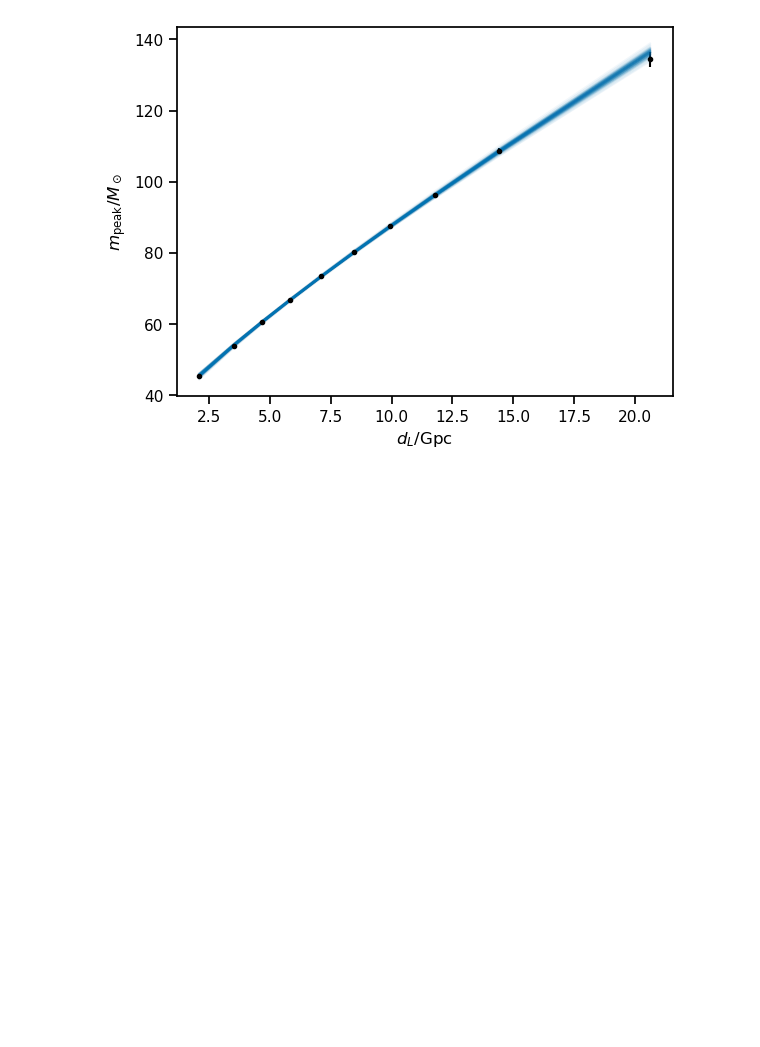
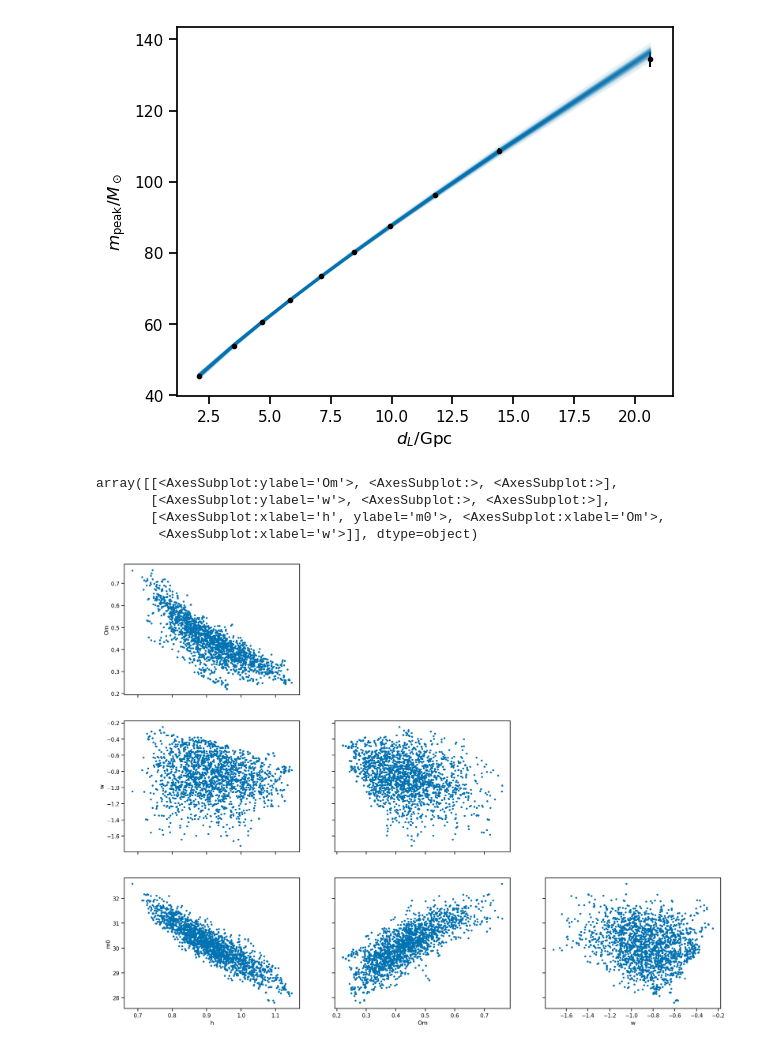
Before and after one commit to farr/FastMFCosmology, a Jupyter notebook: fit-mock-to-cosmo.ipynb, the cells around one changed output. Drawn from its saved outputs; the diff is of its cells as text; code cells hidden in the pictures; blank space fills up the shorter version.

Commit message:
Pair plot.

```diff
--- a/fit-mock-to-cosmo.ipynb
+++ b/fit-mock-to-cosmo.ipynb
@@ -261,3 +261,11 @@ plt.ylabel(r'$m_\mathrm{peak} / M_\odot$')
 # %% [output]
 Text(0, 0.5, '$m_\\mathrm{peak} / M_\\odot$')
 [figure]
+# %%
+az.plot_pair(trace, var_names=['h', 'Om', 'w', 'm0'])
+# %% [output]
+array([[<AxesSubplot:ylabel='Om'>, <AxesSubplot:>, <AxesSubplot:>],
+       [<AxesSubplot:ylabel='w'>, <AxesSubplot:>, <AxesSubplot:>],
+       [<AxesSubplot:xlabel='h', ylabel='m0'>, <AxesSubplot:xlabel='Om'>,
+        <AxesSubplot:xlabel='w'>]], dtype=object)
+[figure, added]
```
